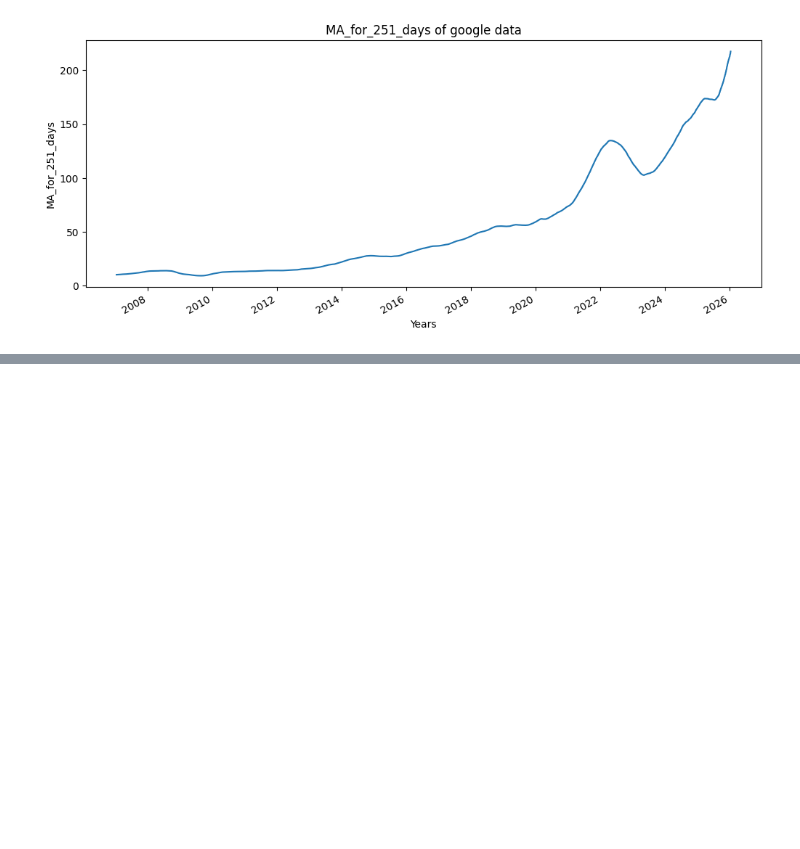
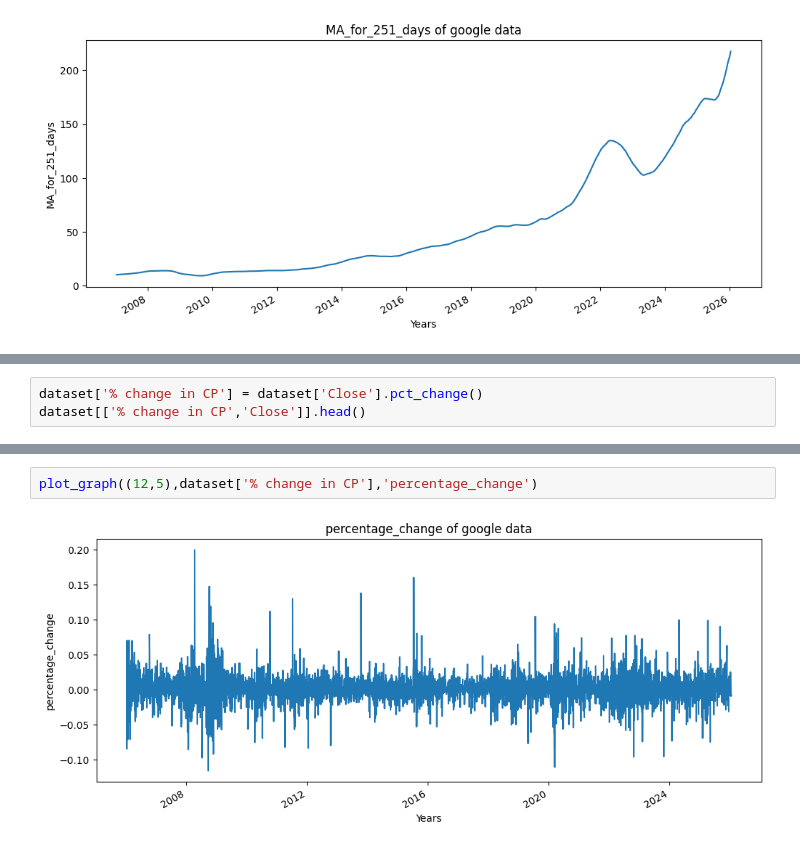
Before and after one commit to BibekRai44/basic-ml-project, a Jupyter notebook: google-stock-prediction.ipynb, the cells around one changed output, grey strips where cells are left out. Cells and saved outputs as stored; diff of their text form; blank space fills up the shorter version.

```diff
--- a/google-stock-prediction.ipynb
+++ b/google-stock-prediction.ipynb
@@ -153,0 +170,3 @@ plot_graph((12,5),dataset['MA_for_251_days'],'MA_for_251_days')
+# %%
+dataset['% change in CP'] = dataset['Close'].pct_change()
+dataset[['% change in CP','Close']].head()
@@ -153,0 +181,4 @@ plot_graph((12,5),dataset['MA_for_251_days'],'MA_for_251_days')
+# %%
+plot_graph((12,5),dataset['% change in CP'],'percentage_change')
+# %% [output]
+[figure, added]
```
Also changed, not shown: parts of 12 cells of this notebook.
